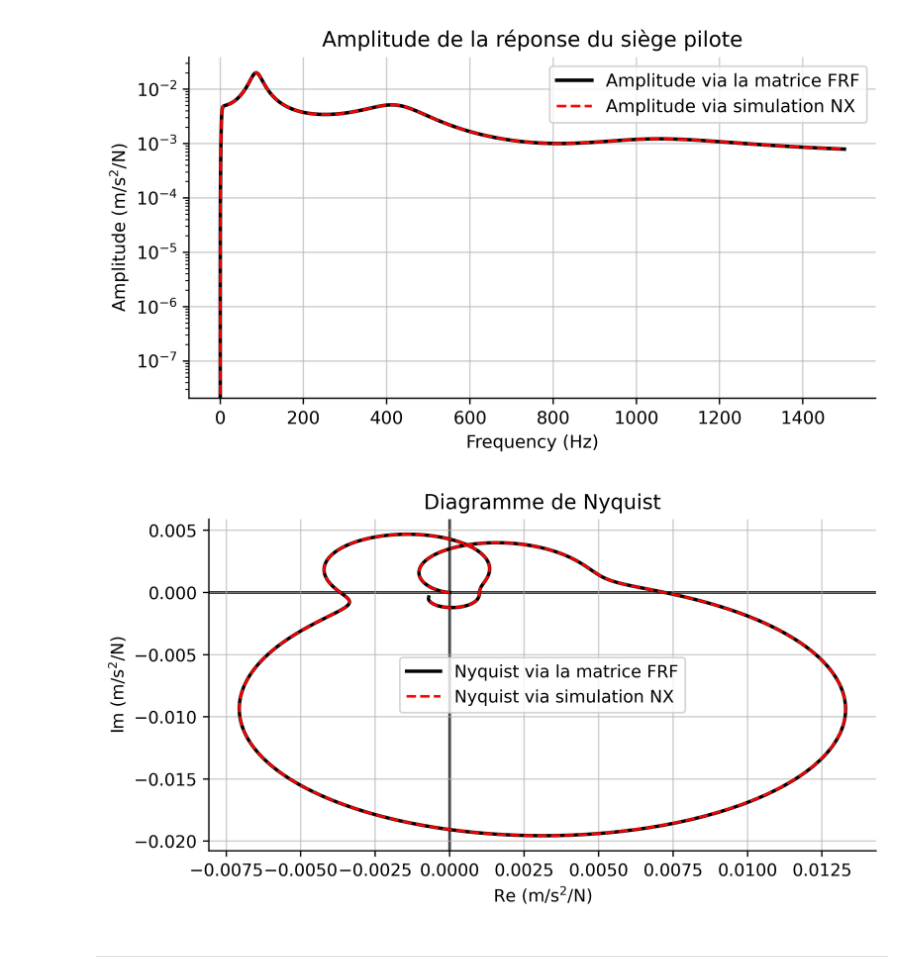
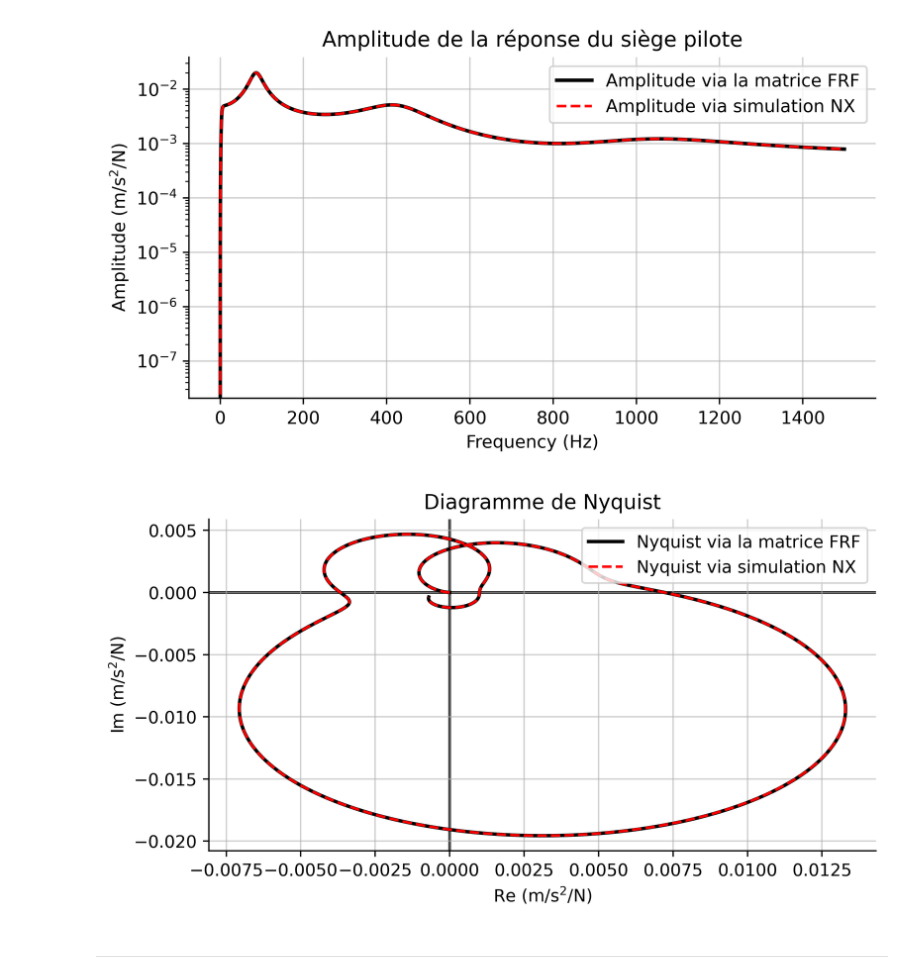
Before and after one commit to tomBeauve/DSM-Projects-code, a Jupyter notebook: Projet 3/project3.ipynb, the cells around one changed output. Saved outputs shown, nothing was run; the diff lists cells and outputs as text; code cells hidden in the pictures.

Commit message:
plot update

```diff
--- a/Projet 3/project3.ipynb
+++ b/Projet 3/project3.ipynb
@@ -159,33 +159,33 @@ plt.savefig('Plots/diagram_bode_Q2.png', dpi=500, bbox_inches='tight')
 # %%
 # Nyquist diagram
 nyquist_real = [nyq_real(f) for f in frequencies]
 nyquist_im = [nyq_im(f) for f in frequencies]
 
 fig, ax = plt.subplots(figsize=(7, 4 * 7/8), dpi=500)
 
 ax.plot(nyquist_real, nyquist_im, color='black',
         label='Nyquist via la matrice FRF', linewidth=2)
 
 ax.plot(frf_re, frf_im, color='red', linestyle='--',
         label='Nyquist via simulation NX')
 
 ax.axhline(y=0, color='black', zorder=0)
 ax.axvline(x=0, color='black', zorder=0)
 
 ax.spines['top'].set_visible(False)
 ax.spines['right'].set_visible(False)
 ax.spines['left'].set_position(('outward', 0))
 ax.spines['bottom'].set_position(('outward', 0))
 ax.set_xlabel('Re (m/s$^2$/N)')
 ax.set_ylabel('Im (m/s$^2$/N)')
 ax.grid(True, alpha=0.6)
 
 plt.title('Diagramme de Nyquist')
-plt.legend()
+plt.legend(loc='upper right', fontsize=10)
 
-plt.savefig('Plots/diagram_nyquist_Q2.png', dpi=500, bbox_inches='tight')
+plt.savefig('Plots/Q2_diagram_nyquist.png', dpi=500, bbox_inches='tight')
 # %% [output]
-[figure, old version]
+[figure, new version]
 # %% [markdown]
 ---
 # %% [markdown]
```
Also changed, not shown: parts of 6 cells of this notebook, 8 other files.
